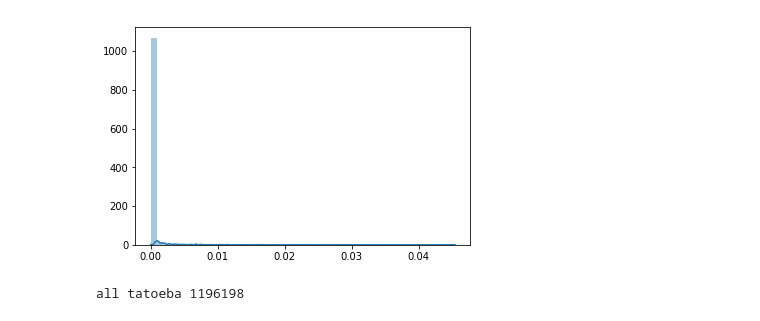
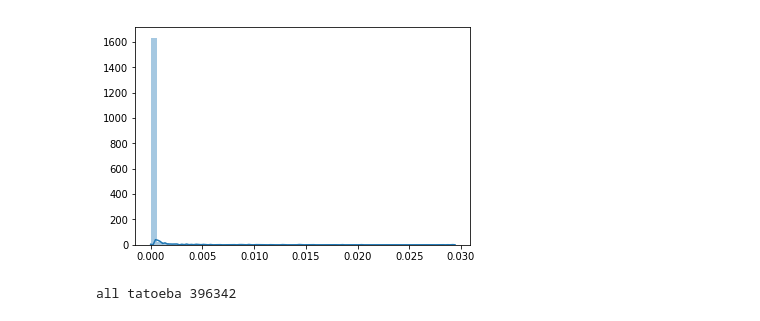
Before and after one commit to alpoktem/corepus-gen, a Jupyter notebook: corpus-generator.ipynb, the cells around one changed output. Saved outputs shown, nothing was run; the diff lists cells and outputs as text; code cells hidden in the pictures.

```diff
--- a/corpus-generator.ipynb
+++ b/corpus-generator.ipynb
@@ -30,12 +31,12 @@ def limit_opus_vocabulary(word_freq_file, size):
 # %%
 #Create vocabulary of top N frequent words
 REFERENCE_VOCAB_SIZE = 5000
-opus_reduced_vocab, opus_reduced_freqs = limit_opus_vocabulary('src/opus_en_50k.txt', REFERENCE_VOCAB_SIZE)
+opus_reduced_vocab, opus_reduced_freqs = limit_opus_vocabulary('src/opus_fr_50k.txt', REFERENCE_VOCAB_SIZE)
 opus_reduced_vocab_dict = {w:opus_reduced_freqs[i] for i, w in enumerate(opus_reduced_vocab)}
 
 #frequency plot on the opus vocabulary
 ax = sns.distplot(np.asarray(opus_reduced_freqs))
 # %% [output]
-[figure, old version]
+[figure, new version]
 # %%
 #Tatoeba filtering
@@ -169,7 +170,7 @@ def difference(lst1, lst2):
     return list(set(lst3))
 # %%
 #Read source set
-tatoeba_corpus_path = "src/tatoeba_sentences_EN.csv"
+tatoeba_corpus_path = "src/tatoeba_sentences_CC_FR.csv"
 with open(tatoeba_corpus_path, 'r') as f:
     content = f.readlines()
 
@@ -178,7 +179,7 @@ all_tatoeba_sent_ids = [i[0]for i in all_tatoeba_sent_info]
 all_tatoeba_sents = [i[1]for i in all_tatoeba_sent_info]
 print('all tatoeba', len(all_tatoeba_sents))
 # %% [output]
-all tatoeba 1196198
+all tatoeba 396342
 # %%
 #Clean the source set
 MAX_TOKENS = 40
```
Also changed, not shown: parts of 30 cells of this notebook, 18 other files.
